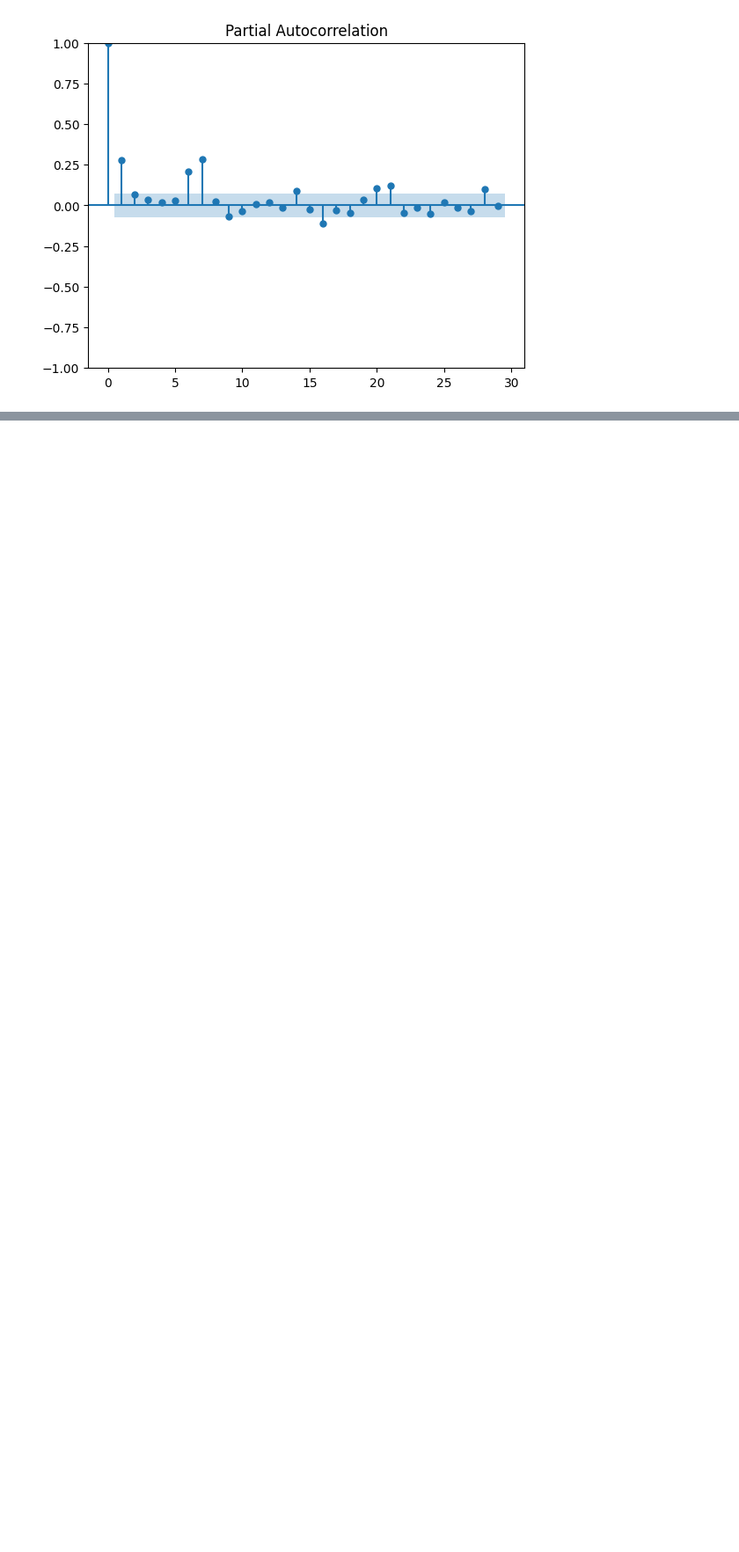
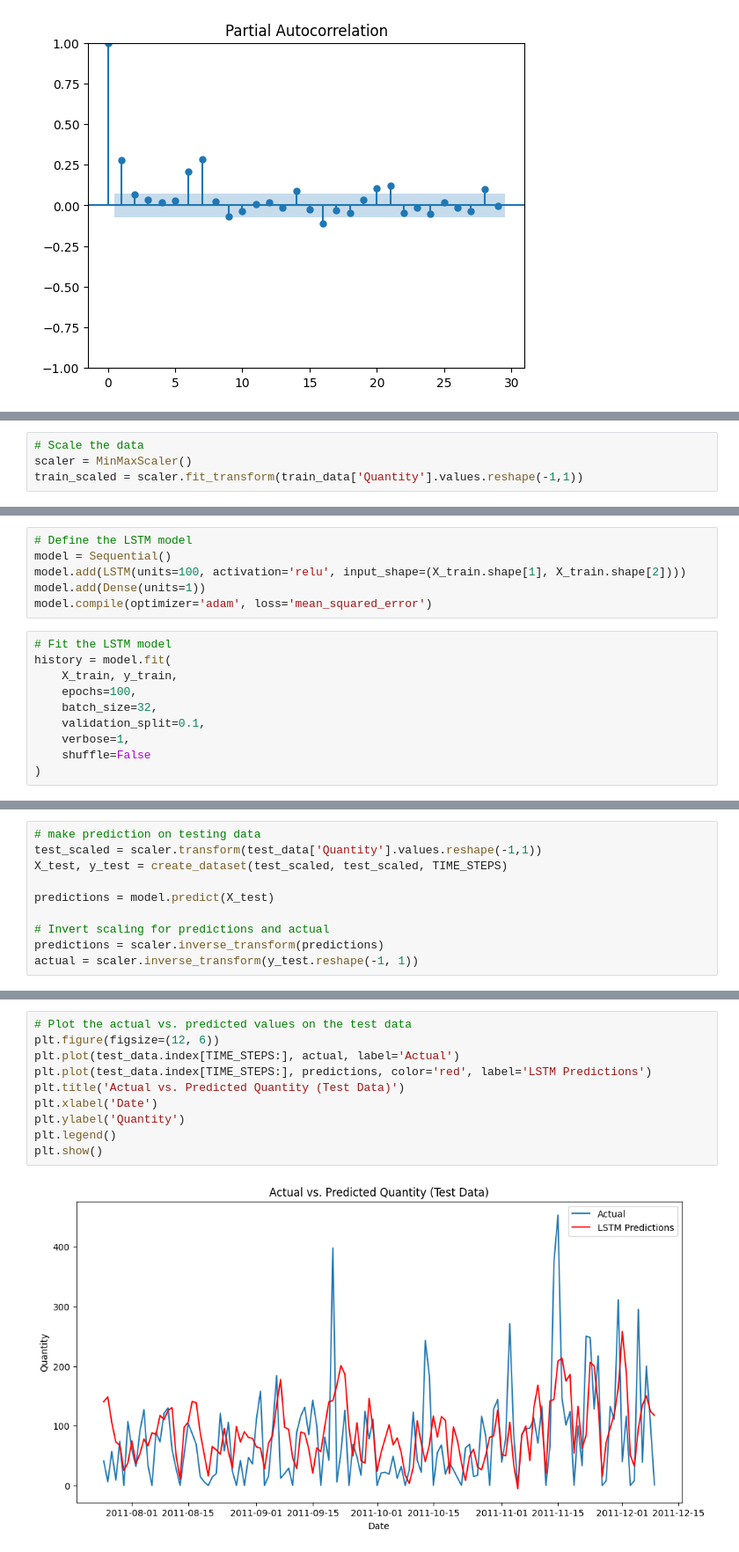
Before and after one commit to muhammadahsan2023/Capstone_Project, a Jupyter notebook: Forecasting_project.ipynb, the cells around one changed output, grey strips where cells are left out. Shown at 88% size. Saved outputs shown, nothing was run; the diff lists cells and outputs as text; blank space fills up the shorter version.

Commit message:
Commit 6: Train the LSTM and ARIMA model. LSTM model results are pretty good but the ARIMA model results are not good.

```diff
--- a/Forecasting_project.ipynb
+++ b/Forecasting_project.ipynb
@@ -525,0 +515,4 @@ pacf12 = plot_pacf(p1["Quantity"].dropna())
+# %%
+# Scale the data
+scaler = MinMaxScaler()
+train_scaled = scaler.fit_transform(train_data['Quantity'].values.reshape(-1,1))
@@ -525,0 +537,16 @@ pacf12 = plot_pacf(p1["Quantity"].dropna())
+# %%
+# Define the LSTM model
+model = Sequential()
+model.add(LSTM(units=100, activation='relu', input_shape=(X_train.shape[1], X_train.shape[2])))
+model.add(Dense(units=1))
+model.compile(optimizer='adam', loss='mean_squared_error')
+# %%
+# Fit the LSTM model
+history = model.fit(
+    X_train, y_train,
+    epochs=100,
+    batch_size=32,
+    validation_split=0.1,
+    verbose=1,
+    shuffle=False
+)
@@ -525,0 +571,10 @@ pacf12 = plot_pacf(p1["Quantity"].dropna())
+# %%
+# make prediction on testing data
+test_scaled = scaler.transform(test_data['Quantity'].values.reshape(-1,1))
+X_test, y_test = create_dataset(test_scaled, test_scaled, TIME_STEPS)
+
+predictions = model.predict(X_test)
+
+# Invert scaling for predictions and actual
+predictions = scaler.inverse_transform(predictions)
+actual = scaler.inverse_transform(y_test.reshape(-1, 1))
@@ -525,0 +583,12 @@ pacf12 = plot_pacf(p1["Quantity"].dropna())
+# %%
+# Plot the actual vs. predicted values on the test data
+plt.figure(figsize=(12, 6))
+plt.plot(test_data.index[TIME_STEPS:], actual, label='Actual')
+plt.plot(test_data.index[TIME_STEPS:], predictions, color='red', label='LSTM Predictions')
+plt.title('Actual vs. Predicted Quantity (Test Data)')
+plt.xlabel('Date')
+plt.ylabel('Quantity')
+plt.legend()
+plt.show()
+# %% [output]
+[figure, added]
```
Also changed, not shown: parts of 29 cells of this notebook.
